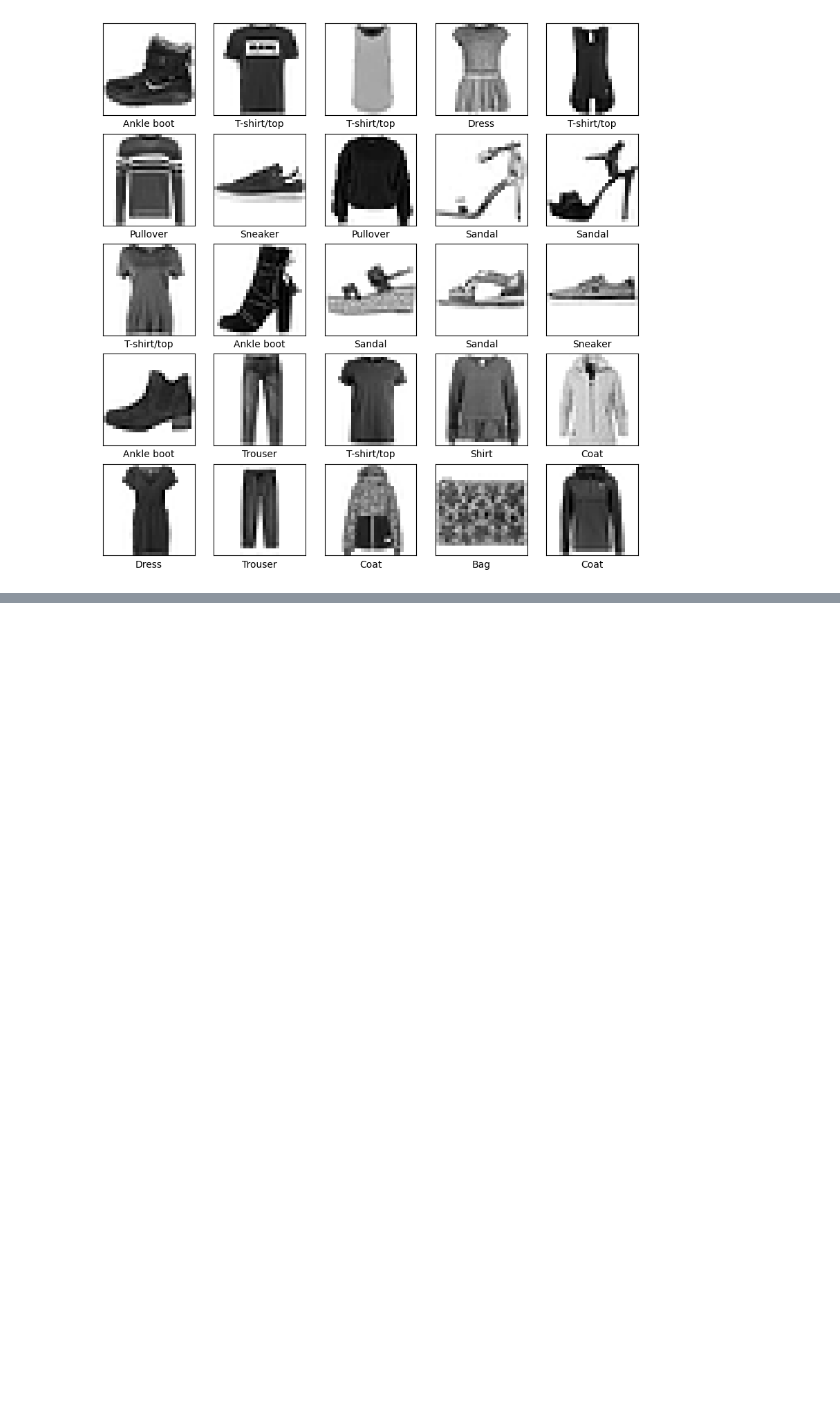
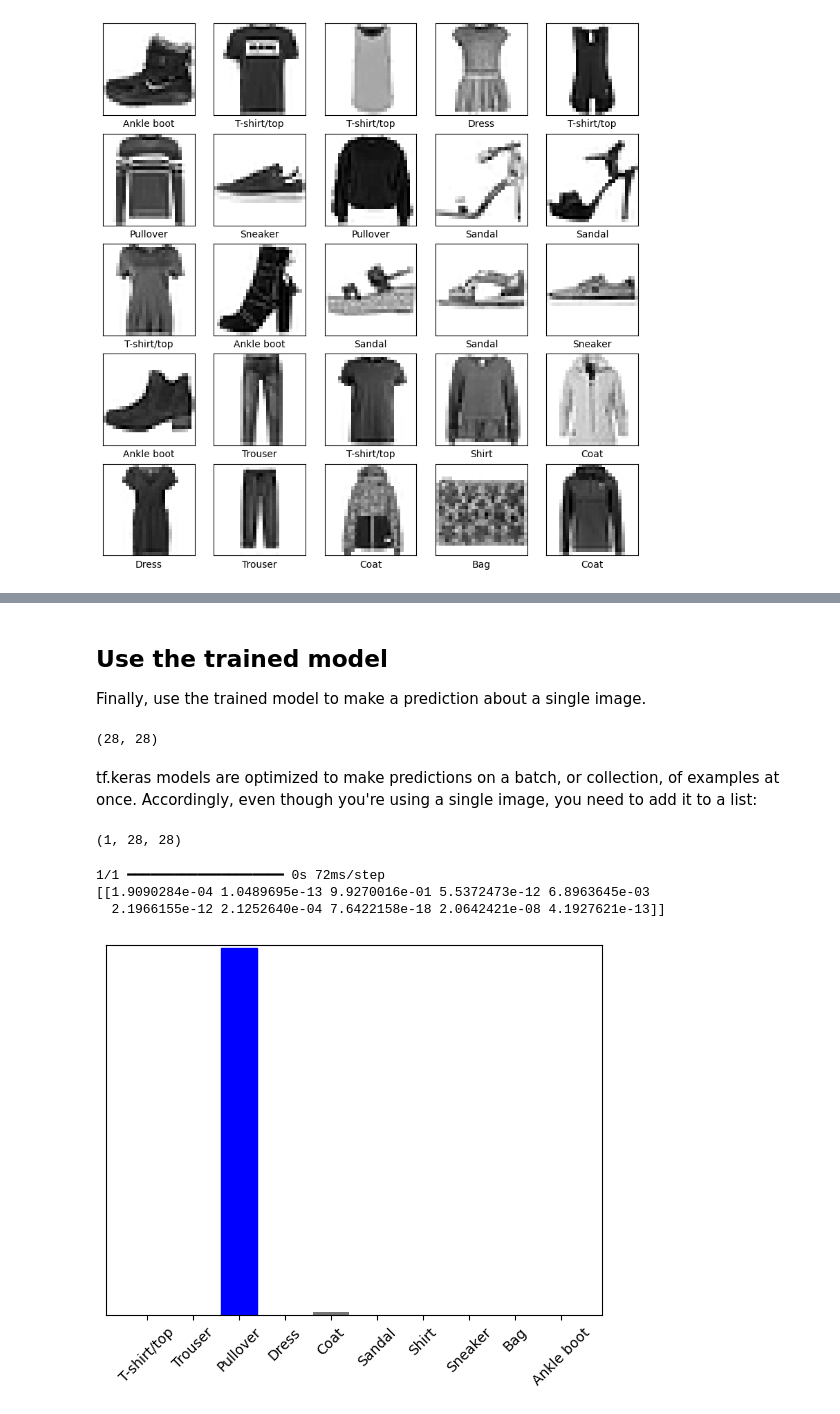
Before and after one commit to dalienst/machine-learning-weekly, a Jupyter notebook: week_1_2025/clothing.ipynb, the cells around one changed output, grey strips where cells are left out. Drawn from its saved outputs; the diff is of its cells as text; code cells hidden in the pictures; blank space fills up the shorter version.

```diff
--- a/week_1_2025/clothing.ipynb
+++ b/week_1_2025/clothing.ipynb
@@ -105,0 +285,34 @@ plt.show()
+# %% [markdown]
+## Use the trained model
+
+Finally, use the trained model to make a prediction about a single image.
+# %%
+# Grab an image from the test dataset.
+img = test_images[1]
+
+print(img.shape)
+# %% [output]
+(28, 28)
+# %% [markdown]
+tf.keras models are optimized to make predictions on a batch, or collection, of examples at once. Accordingly, even though you're using a single image, you need to add it to a list:
+# %%
+# Add the image to a batch where it's the only member.
+img = np.expand_dims(img, 0)
+
+print(img.shape)
+# %% [output]
+(1, 28, 28)
+# %%
+predictions_single = probability_model.predict(img)
+
+print(predictions_single)
+# %% [output]
+1/1 ━━━━━━━━━━━━━━━━━━━━ 0s 72ms/step
+[[1.9090284e-04 1.0489695e-13 9.9270016e-01 5.5372473e-12 6.8963645e-03
+  2.1966155e-12 2.1252640e-04 7.6422158e-18 2.0642421e-08 4.1927621e-13]]
+# %%
+plot_value_array(1, predictions_single[0], test_labels)
+_ = plt.xticks(range(10), class_names, rotation=45)
+plt.show()
+# %% [output]
+[figure, added]
```
Also changed, not shown: parts of 22 cells of this notebook.
